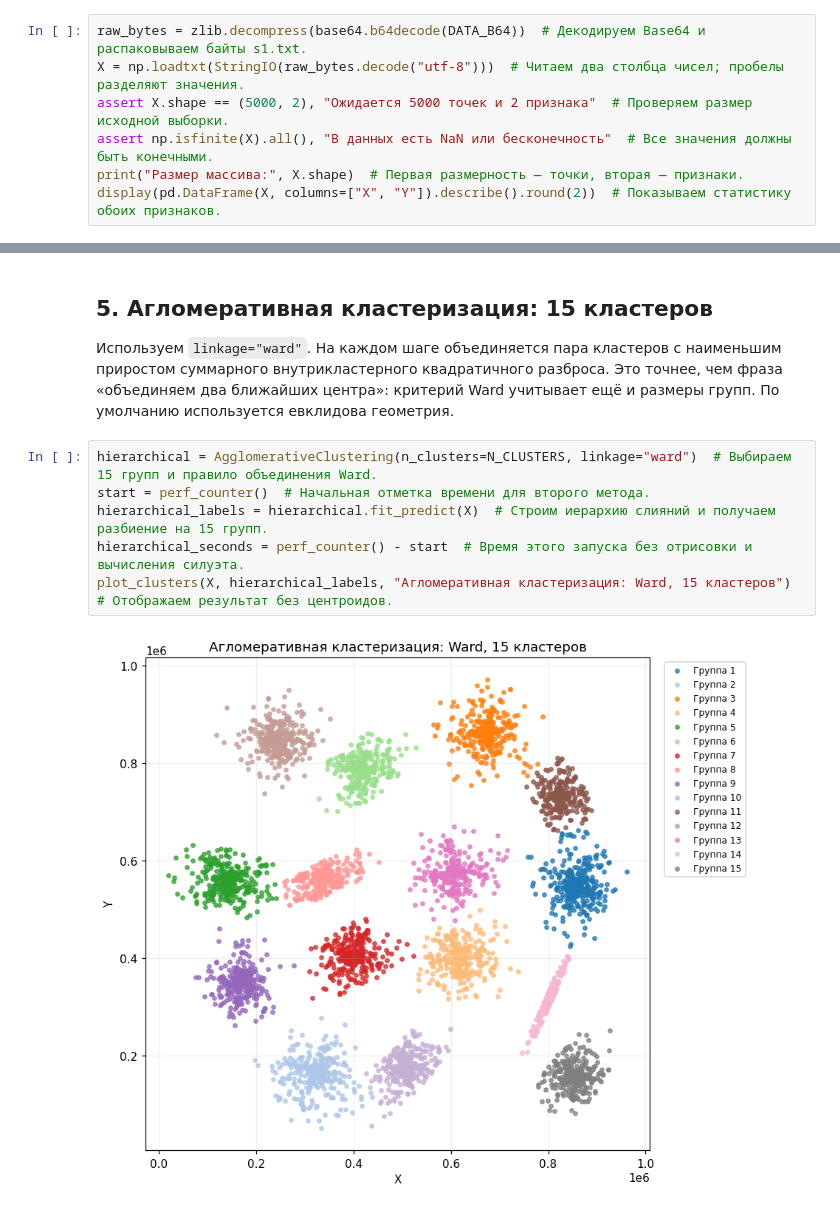
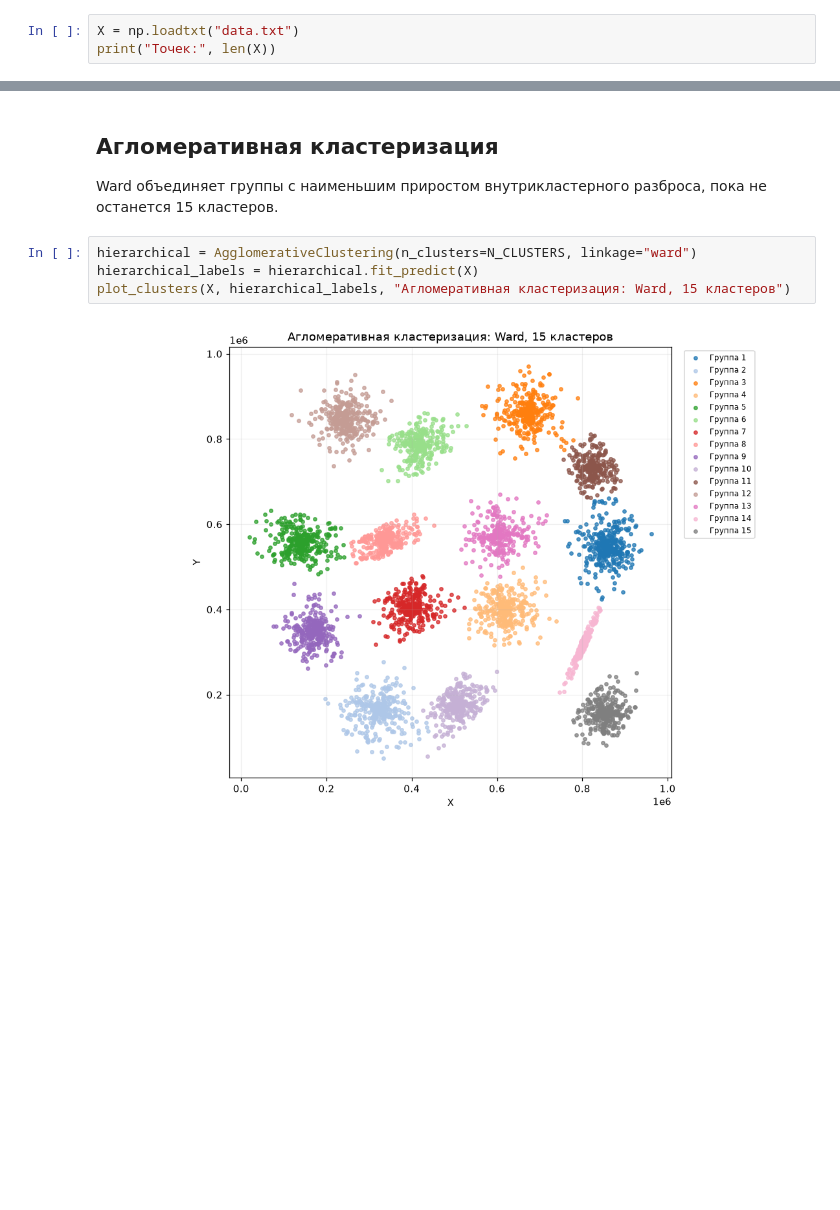
Before and after one commit to aleksei-manikhin/sem3_lab_03_IAPP, a Jupyter notebook: clustering.ipynb, the cells around one changed output, grey strips where cells are left out. Cells and saved outputs as stored; diff of their text form; blank space fills up the shorter version.

```diff
--- a/clustering.ipynb
+++ b/clustering.ipynb
@@ -47,8 +21,4 @@ DATA_B64 = "eJxknceBJMuRRO8rxYgQnOiv2Lpl2PNqALigf05VZRDnxPzfv3//1hp13vjj35zljvV/
 # %%
-raw_bytes = zlib.decompress(base64.b64decode(DATA_B64))  # Декодируем Base64 и распаковываем байты s1.txt.
-X = np.loadtxt(StringIO(raw_bytes.decode("utf-8")))  # Читаем два столбца чисел; пробелы разделяют значения.
-assert X.shape == (5000, 2), "Ожидается 5000 точек и 2 признака"  # Проверяем размер исходной выборки.
-assert np.isfinite(X).all(), "В данных есть NaN или бесконечность"  # Все значения должны быть конечными.
-print("Размер массива:", X.shape)  # Первая размерность — точки, вторая — признаки.
-display(pd.DataFrame(X, columns=["X", "Y"]).describe().round(2))  # Показываем статистику обоих признаков.
+X = np.loadtxt("data.txt")
+print("Точек:", len(X))
 # %% [output]
@@ -108,12 +60,10 @@ print("Число итераций лучшего запуска:", kmeans.n_ite
 # %% [markdown]
-## 5. Агломеративная кластеризация: 15 кластеров
-Используем `linkage="ward"`. На каждом шаге объединяется пара кластеров с наименьшим приростом суммарного внутрикластерного квадратичного разброса. Это точнее, чем фраза «объединяем два ближайших центра»: критерий Ward учитывает ещё и размеры групп. По умолчанию используется евклидова геометрия.
+## Агломеративная кластеризация
+Ward объединяет группы с наименьшим приростом внутрикластерного разброса, пока не останется 15 кластеров.
 # %%
-hierarchical = AgglomerativeClustering(n_clusters=N_CLUSTERS, linkage="ward")  # Выбираем 15 групп и правило объединения Ward.
-start = perf_counter()  # Начальная отметка времени для второго метода.
-hierarchical_labels = hierarchical.fit_predict(X)  # Строим иерархию слияний и получаем разбиение на 15 групп.
-hierarchical_seconds = perf_counter() - start  # Время этого запуска без отрисовки и вычисления силуэта.
-plot_clusters(X, hierarchical_labels, "Агломеративная кластеризация: Ward, 15 кластеров")  # Отображаем результат без центроидов.
+hierarchical = AgglomerativeClustering(n_clusters=N_CLUSTERS, linkage="ward")
+hierarchical_labels = hierarchical.fit_predict(X)
+plot_clusters(X, hierarchical_labels, "Агломеративная кластеризация: Ward, 15 кластеров")
 # %% [output]
-[figure, old version]
+[figure, new version]
 # %% [markdown]
```
Also changed, not shown: parts of 27 cells of this notebook.
